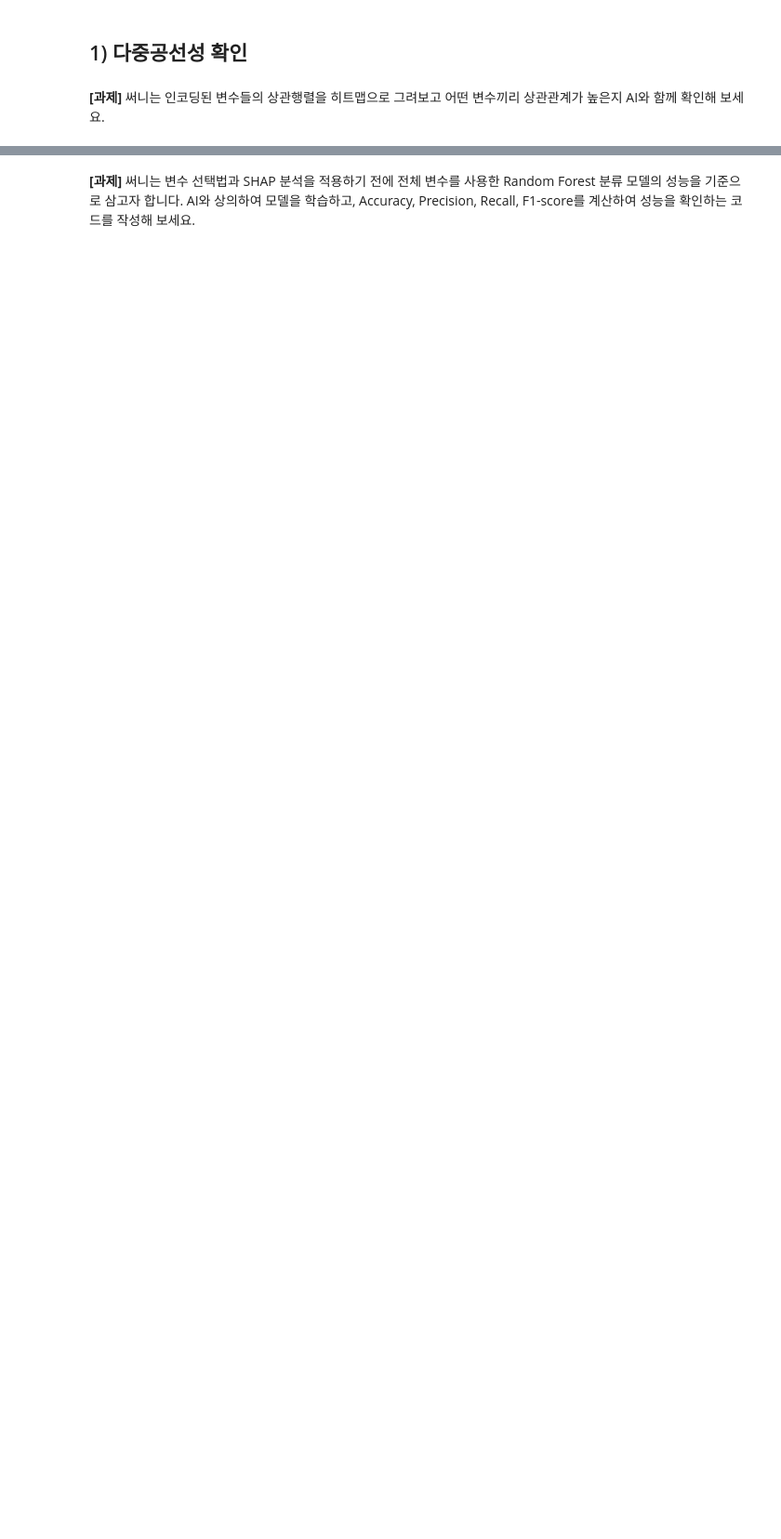
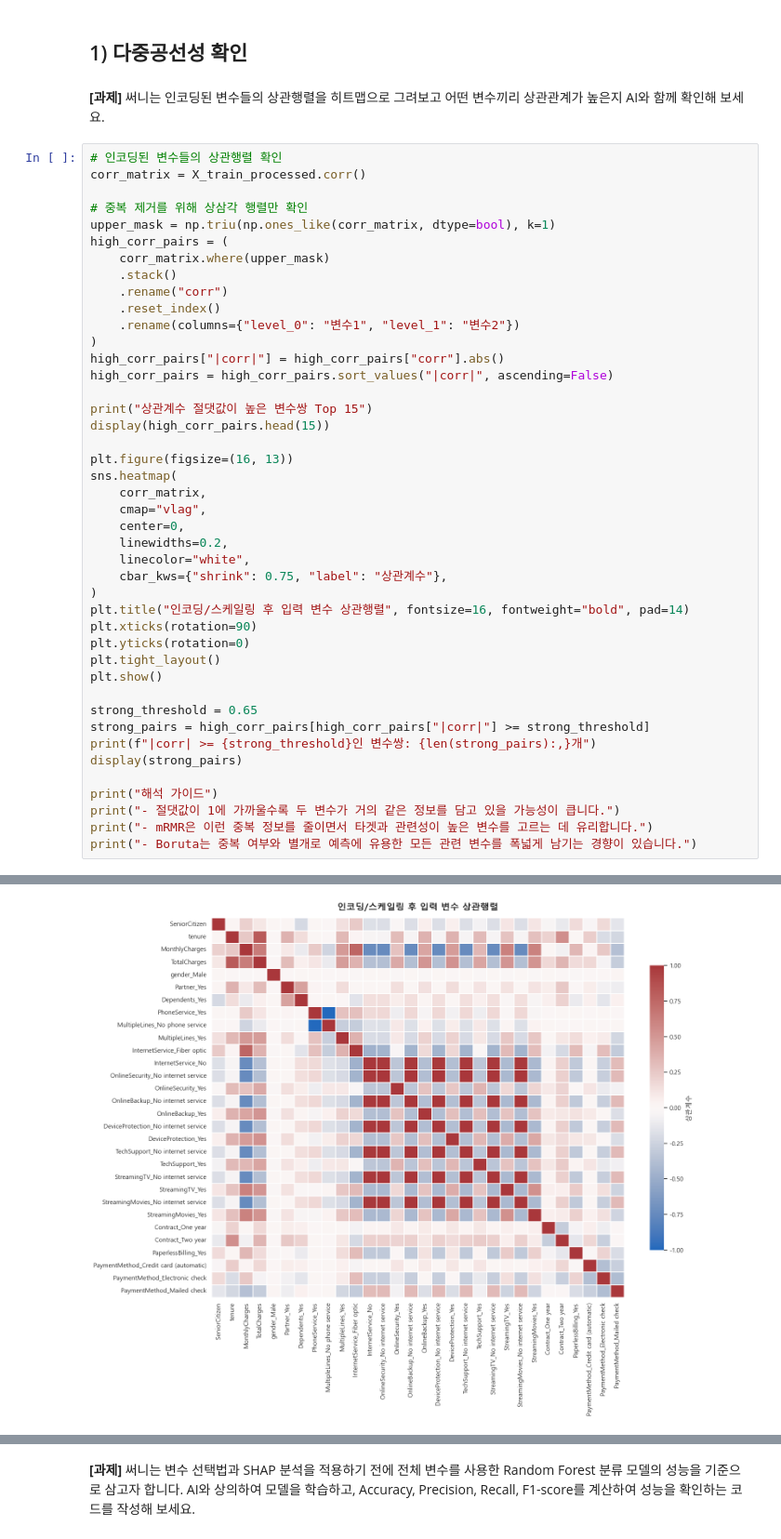
Before and after one commit to QuasarPark/JS_AI_project, a Jupyter notebook: 12일차/머신러닝 Day 5. 미니프로젝트.ipynb, the cells around one changed output, grey strips where cells are left out. Shown at 93% size. Saved outputs shown, nothing was run; the diff lists cells and outputs as text; blank space fills up the shorter version.

```diff
--- a/12일차/머신러닝 Day 5. 미니프로젝트.ipynb
+++ b/12일차/머신러닝 Day 5. 미니프로젝트.ipynb
@@ -42,3 +263,47 @@
 ## 1) 다중공선성 확인
 # %% [markdown]
 **[과제]** 써니는 인코딩된 변수들의 상관행렬을 히트맵으로 그려보고 어떤 변수끼리 상관관계가 높은지 AI와 함께 확인해 보세요.
+# %%
+# 인코딩된 변수들의 상관행렬 확인
+corr_matrix = X_train_processed.corr()
+
+# 중복 제거를 위해 상삼각 행렬만 확인
+upper_mask = np.triu(np.ones_like(corr_matrix, dtype=bool), k=1)
+high_corr_pairs = (
+    corr_matrix.where(upper_mask)
+    .stack()
+    .rename("corr")
+    .reset_index()
+    .rename(columns={"level_0": "변수1", "level_1": "변수2"})
+)
+high_corr_pairs["|corr|"] = high_corr_pairs["corr"].abs()
+high_corr_pairs = high_corr_pairs.sort_values("|corr|", ascending=False)
+
+print("상관계수 절댓값이 높은 변수쌍 Top 15")
+display(high_corr_pairs.head(15))
+
+plt.figure(figsize=(16, 13))
+sns.heatmap(
+    corr_matrix,
+    cmap="vlag",
+    center=0,
+    linewidths=0.2,
+    linecolor="white",
+    cbar_kws={"shrink": 0.75, "label": "상관계수"},
+)
+plt.title("인코딩/스케일링 후 입력 변수 상관행렬", fontsize=16, fontweight="bold", pad=14)
+plt.xticks(rotation=90)
+plt.yticks(rotation=0)
+plt.tight_layout()
+plt.show()
+
+strong_threshold = 0.65
+strong_pairs = high_corr_pairs[high_corr_pairs["|corr|"] >= strong_threshold]
+print(f"|corr| >= {strong_threshold}인 변수쌍: {len(strong_pairs):,}개")
+display(strong_pairs)
+
+print("해석 가이드")
+print("- 절댓값이 1에 가까울수록 두 변수가 거의 같은 정보를 담고 있을 가능성이 큽니다.")
+print("- mRMR은 이런 중복 정보를 줄이면서 타겟과 관련성이 높은 변수를 고르는 데 유리합니다.")
+print("- Boruta는 중복 여부와 별개로 예측에 유용한 모든 관련 변수를 폭넓게 남기는 경향이 있습니다.")
+# %% [output]
@@ -44,0 +327 @@
+[figure, added]
```
Also changed, not shown: parts of 19 cells of this notebook, 13 other files.
